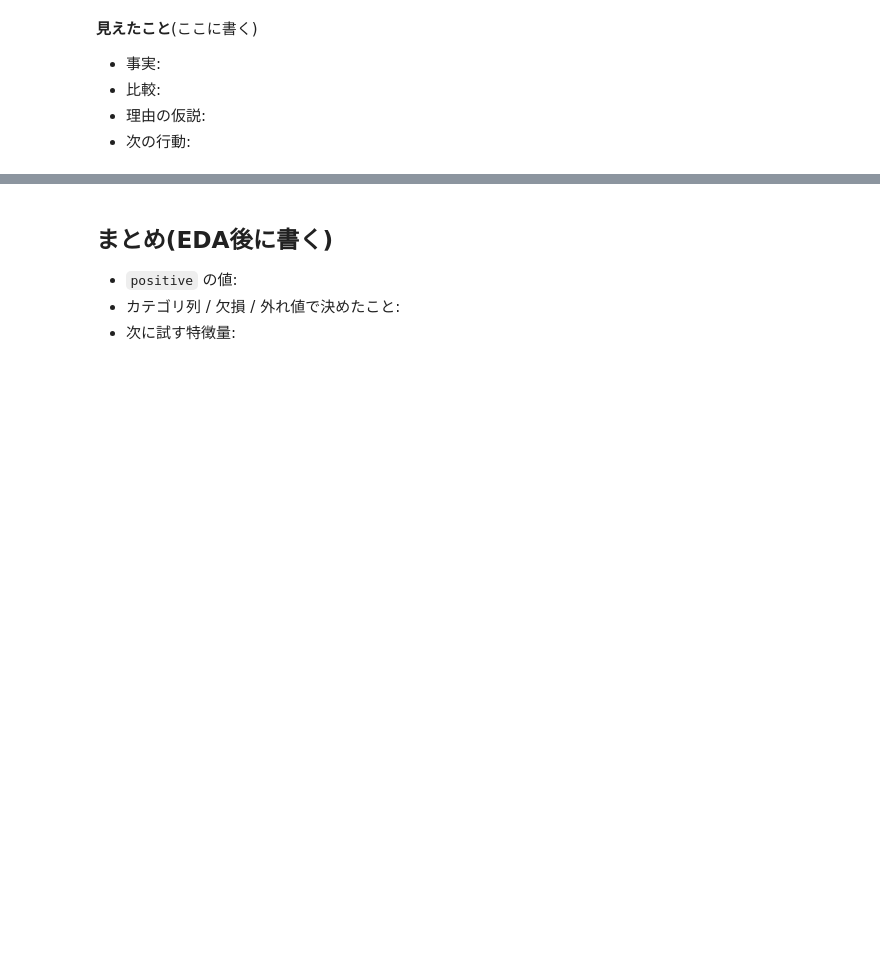
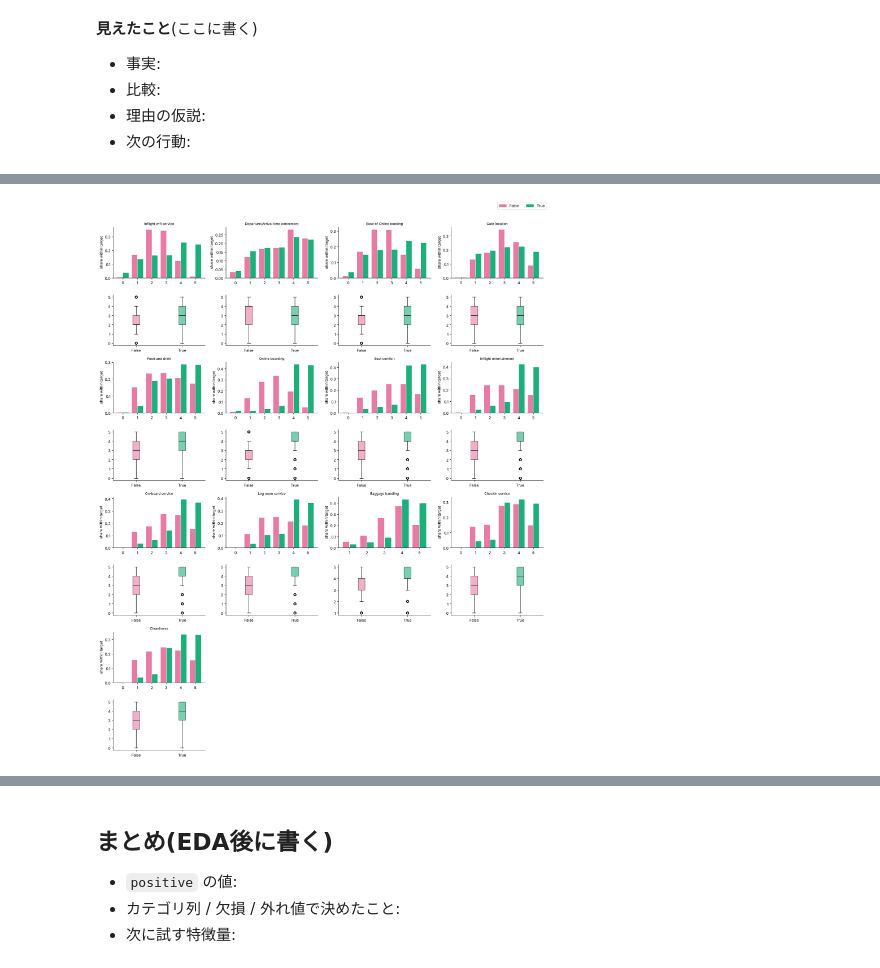
Before and after one commit to mika-42261/2610playground, a Jupyter notebook: 01_eda.ipynb, the cells around one changed output, grey strips where cells are left out. Cells and saved outputs as stored; diff of their text form; code cells hidden in the pictures; blank space fills up the shorter version.

```diff
--- a/01_eda.ipynb
+++ b/01_eda.ipynb
@@ -343,0 +377,36 @@ test にだけある値: なし
+# %%
+# 評価列(0〜5の整数): 1列ごとに 上=ヒストグラム(割合)、下=箱ひげ図
+rate_cols = [c for c in cat_cols if pd.api.types.is_numeric_dtype(train[c])]
+ncol = 4
+ngrp = int(np.ceil(len(rate_cols) / ncol))
+fig, axes = plt.subplots(2 * ngrp, ncol, figsize=(4.2 * ncol, 5.2 * ngrp), squeeze=False)
+for k, c in enumerate(rate_cols):
+    g, j = divmod(k, ncol)
+    ax_h, ax_b = axes[2 * g, j], axes[2 * g + 1, j]
+    levels = np.sort(train[c].unique())
+    for off, (flag, color) in zip((-0.2, 0.2), [(False, FALSE_C), (True, TRUE_C)]):
+        share = train.loc[train[TARGET] == flag, c].value_counts(normalize=True).reindex(levels).fillna(0)
+        ax_h.bar(levels + off, share.values, width=0.38, color=color, label=str(flag))
+    ax_h.set_xticks(levels)
+    ax_h.set_title(c, fontsize=9)
+    ax_h.set_ylabel("share within target")
+    ax_h.spines[["top", "right"]].set_visible(False)
+
+    data = [train.loc[train[TARGET] == flag, c] for flag in (False, True)]
+    bp = ax_b.boxplot(data, patch_artist=True, medianprops=dict(color="black"))
+    for patch, color in zip(bp["boxes"], (FALSE_C, TRUE_C)):
+        patch.set_facecolor(color)
+        patch.set_alpha(0.6)
+    ax_b.set_xticks([1, 2], ["False", "True"])
+    ax_b.spines[["top", "right"]].set_visible(False)
+for k in range(len(rate_cols), ngrp * ncol):  # 余ったマスは消す
+    g, j = divmod(k, ncol)
+    axes[2 * g, j].axis("off")
+    axes[2 * g + 1, j].axis("off")
+handles, labels = axes[0, 0].get_legend_handles_labels()
+fig.legend(handles, labels, loc="upper right", ncol=2)  # 凡例は図の外(右上)に置く
+plt.tight_layout(rect=[0, 0, 1, 0.97])
+plt.savefig(FIG / "q7_ratings_by_target.png", dpi=120)
+plt.show()
+# %% [output]
+[figure, added]
```
Also changed, not shown: parts of 5 cells of this notebook, 3 other files.
